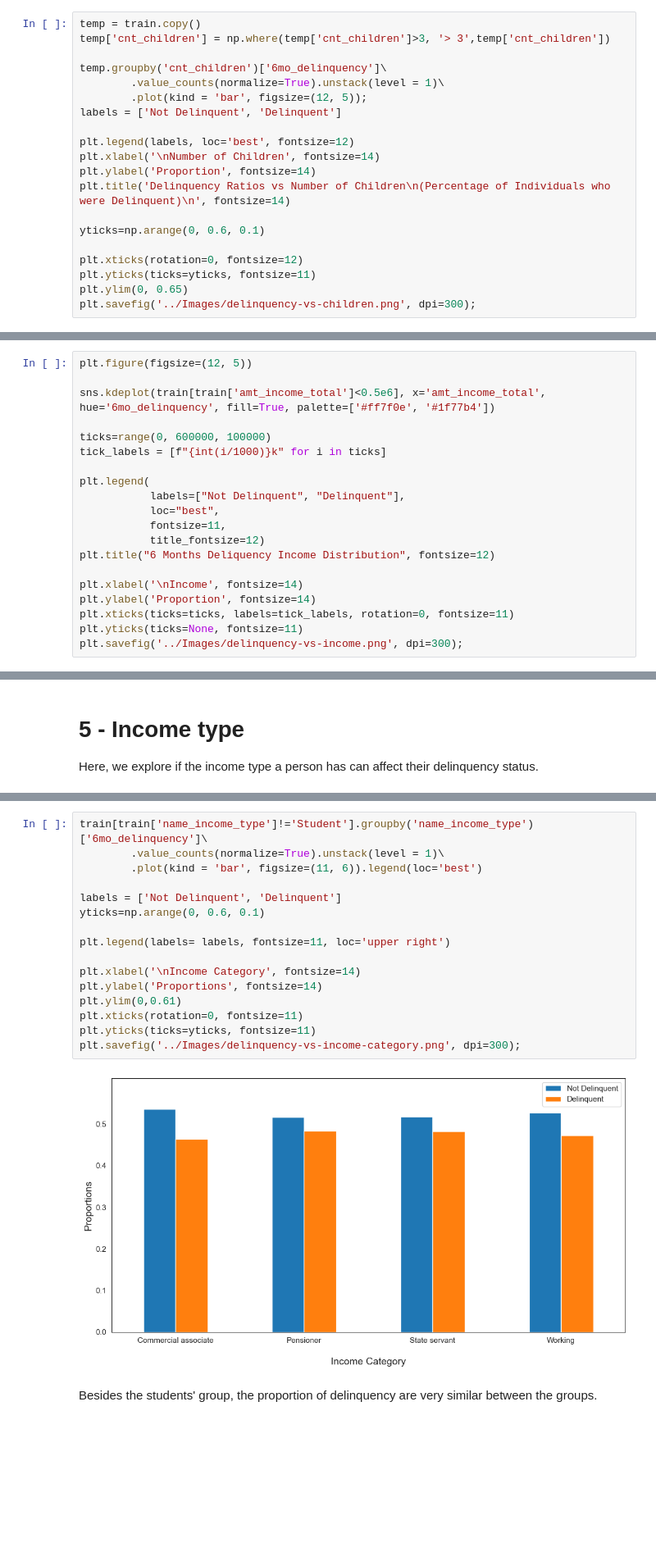
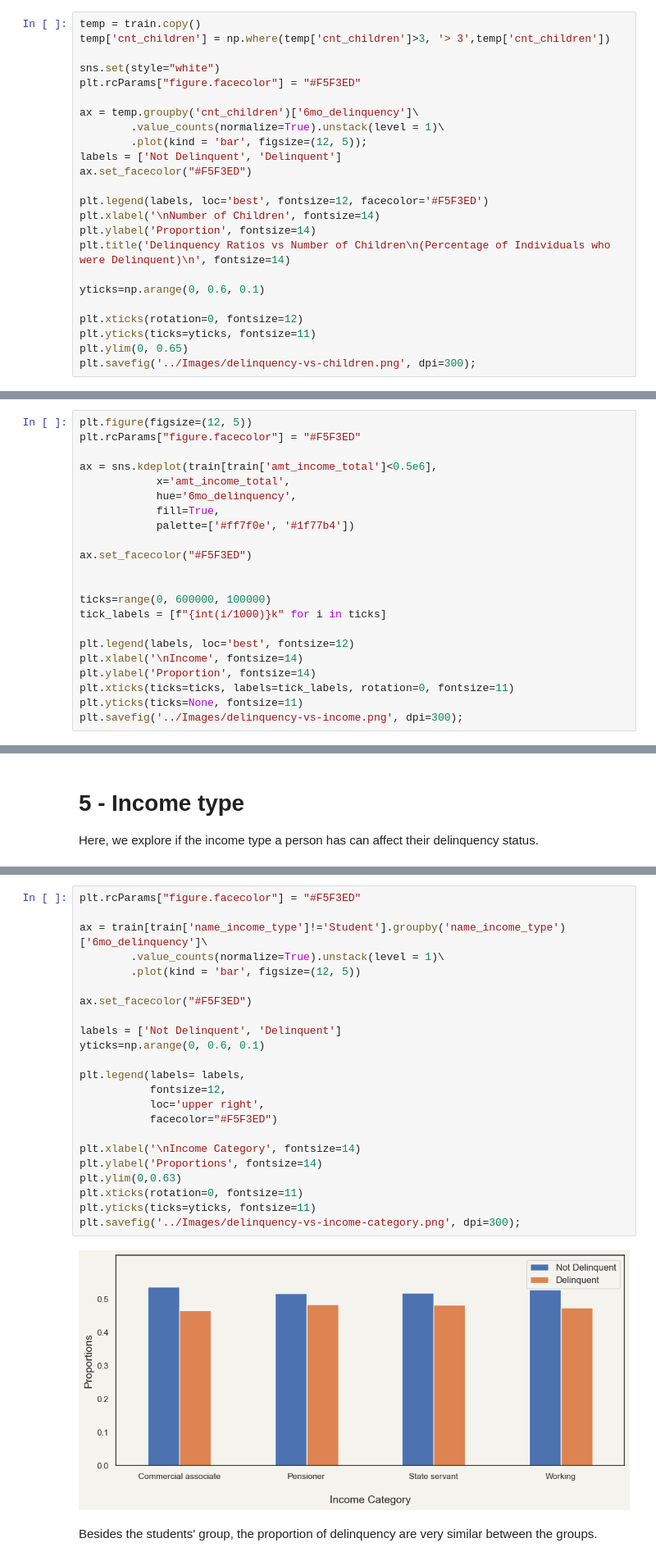
Before and after one commit to gabrielafichtner/credit-card-delinquency, a Jupyter notebook: Notebooks/03 - EDA cleaned data.ipynb, the cells around one changed output, grey strips where cells are left out. Shown at 82% size. Cells and saved outputs as stored; diff of their text form; blank space fills up the shorter version.

```diff
--- a/Notebooks/03 - EDA cleaned data.ipynb
+++ b/Notebooks/03 - EDA cleaned data.ipynb
@@ -125,12 +133,16 @@ Here, we explore if the number of children a person has can affect their delinqu
 temp = train.copy()
 temp['cnt_children'] = np.where(temp['cnt_children']>3, '> 3',temp['cnt_children'])
 
-temp.groupby('cnt_children')['6mo_delinquency']\
+sns.set(style="white")
+plt.rcParams["figure.facecolor"] = "#F5F3ED"
+
+ax = temp.groupby('cnt_children')['6mo_delinquency']\
         .value_counts(normalize=True).unstack(level = 1)\
         .plot(kind = 'bar', figsize=(12, 5));
 labels = ['Not Delinquent', 'Delinquent']
+ax.set_facecolor("#F5F3ED")
 
-plt.legend(labels, loc='best', fontsize=12)
+plt.legend(labels, loc='best', fontsize=12, facecolor='#F5F3ED')
 plt.xlabel('\nNumber of Children', fontsize=14)
 plt.ylabel('Proportion', fontsize=14)
 plt.title('Delinquency Ratios vs Number of Children\n(Percentage of Individuals who were Delinquent)\n', fontsize=14)
@@ -179,19 +191,21 @@ plt.savefig('../Images/delinquency-vs-income.png', dpi=300);
 The distribution of the income of delinquent people look very similar to the distribution of the income of not delinquent people. Let's see if looking at the last 6 months this changes.
 # %%
 plt.figure(figsize=(12, 5))
+plt.rcParams["figure.facecolor"] = "#F5F3ED"
 
-sns.kdeplot(train[train['amt_income_total']<0.5e6], x='amt_income_total', hue='6mo_delinquency', fill=True, palette=['#ff7f0e', '#1f77b4'])
+ax = sns.kdeplot(train[train['amt_income_total']<0.5e6],
+            x='amt_income_total',
+            hue='6mo_delinquency',
+            fill=True,
+            palette=['#ff7f0e', '#1f77b4'])
+
+ax.set_facecolor("#F5F3ED")
+
 
 ticks=range(0, 600000, 100000)
 tick_labels = [f"{int(i/1000)}k" for i in ticks]
 
-plt.legend(
-           labels=["Not Delinquent", "Delinquent"],
-           loc="best",
-           fontsize=11,
-           title_fontsize=12)
-plt.title("6 Months Deliquency Income Distribution", fontsize=12)
-
+plt.legend(labels, loc='best', fontsize=12)
 plt.xlabel('\nIncome', fontsize=14)
 plt.ylabel('Proportion', fontsize=14)
 plt.xticks(ticks=ticks, labels=tick_labels, rotation=0, fontsize=11)
@@ -209,23 +223,30 @@ train.groupby('name_income_type')['is_delinquent'].value_counts(normalize=True).
 # %% [output]
 [figure]
 # %%
-train[train['name_income_type']!='Student'].groupby('name_income_type')['6mo_delinquency']\
+plt.rcParams["figure.facecolor"] = "#F5F3ED"
+
+ax = train[train['name_income_type']!='Student'].groupby('name_income_type')['6mo_delinquency']\
         .value_counts(normalize=True).unstack(level = 1)\
-        .plot(kind = 'bar', figsize=(11, 6)).legend(loc='best')
+        .plot(kind = 'bar', figsize=(12, 5))
+
+ax.set_facecolor("#F5F3ED")
 
 labels = ['Not Delinquent', 'Delinquent']
 yticks=np.arange(0, 0.6, 0.1)
 
-plt.legend(labels= labels, fontsize=11, loc='upper right')
+plt.legend(labels= labels,
+           fontsize=12,
+           loc='upper right',
+           facecolor="#F5F3ED")
 
 plt.xlabel('\nIncome Category', fontsize=14)
 plt.ylabel('Proportions', fontsize=14)
-plt.ylim(0,0.61)
+plt.ylim(0,0.63)
 plt.xticks(rotation=0, fontsize=11)
 plt.yticks(ticks=yticks, fontsize=11)
 plt.savefig('../Images/delinquency-vs-income-category.png', dpi=300);
 # %% [output]
-[figure, old version]
+[figure, new version]
 # %% [markdown]
 Besides the students' group, the proportion of delinquency are very similar between the groups.
 # %% [markdown]
```
Also changed, not shown: parts of 12 cells of this notebook, 8 other files.
